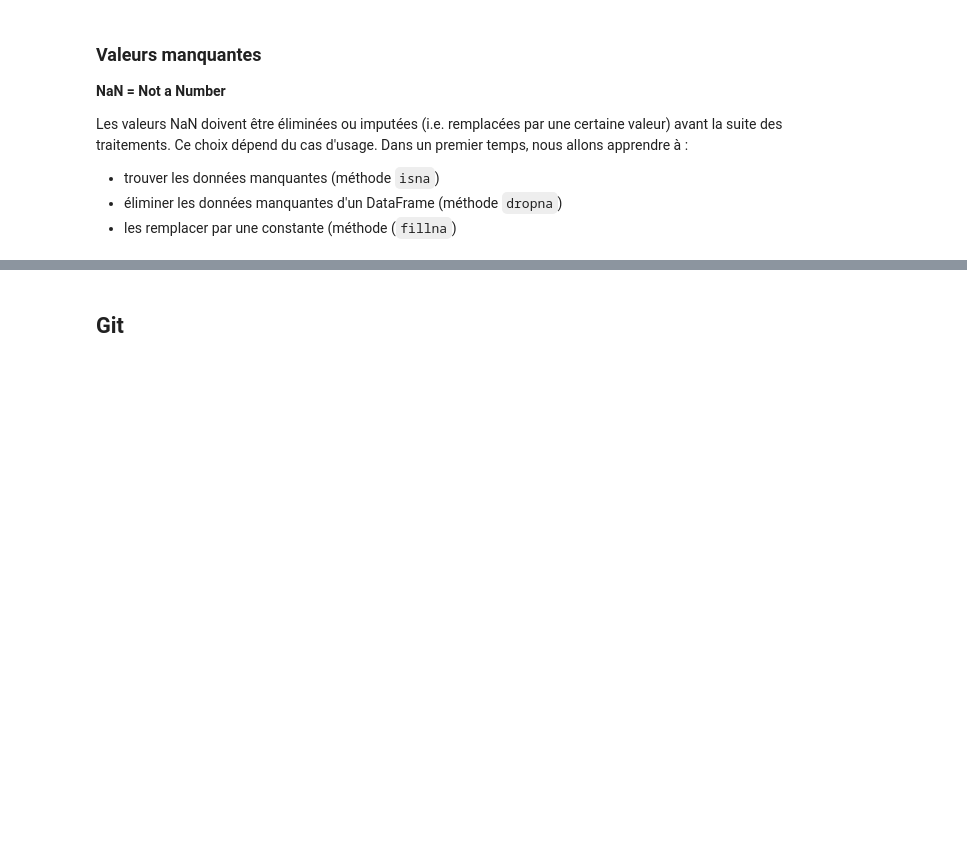
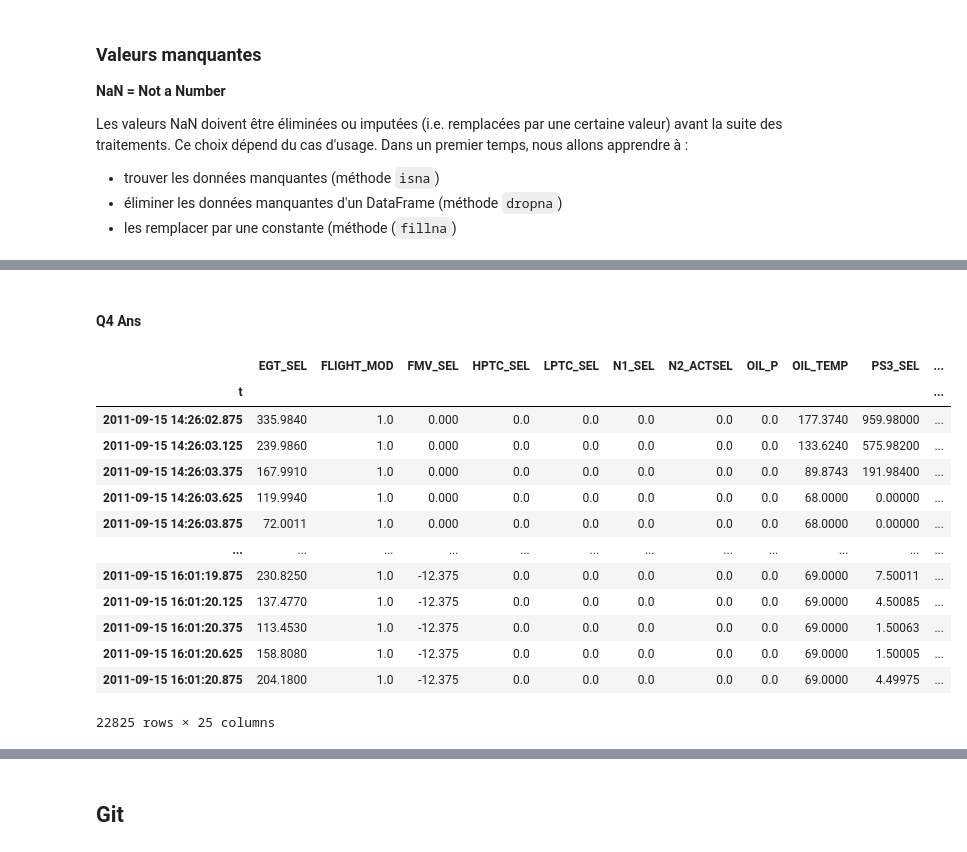
Before and after one commit to fredsonaguiar/TDs-statistiques-descriptives, a Jupyter notebook: TD1 - Fredson SILVA DE SOUZA AGUIAR/TD1.ipynb, the cells around one changed output, grey strips where cells are left out. Drawn from its saved outputs; the diff is of its cells as text; code cells hidden in the pictures; blank space fills up the shorter version.

```diff
--- a/TD1.ipynb
+++ b/TD1 - Fredson SILVA DE SOUZA AGUIAR/TD1.ipynb
@@ -875,3 +944,22 @@ Q4 Ans:
+# %% [markdown]
+#### Q4 Ans
+# %%
+df2.dropna(axis=0, how="any")
+# %% [output]
+|  | EGT_SEL | FLIGHT_MOD | FMV_SEL | HPTC_SEL | LPTC_SEL | N1_SEL | N2_ACTSEL | OIL_P | OIL_TEMP | PS3_SEL | ... |
+| t |  |  |  |  |  |  |  |  |  |  | ... |
+| 2011-09-15 14:26:02.875 | 335.9840 | 1.0 | 0.000 | 0.0 | 0.0 | 0.0 | 0.0 | 0.0 | 177.3740 | 959.98000 | ... |
+| 2011-09-15 14:26:03.125 | 239.9860 | 1.0 | 0.000 | 0.0 | 0.0 | 0.0 | 0.0 | 0.0 | 133.6240 | 575.98200 | ... |
+| 2011-09-15 14:26:03.375 | 167.9910 | 1.0 | 0.000 | 0.0 | 0.0 | 0.0 | 0.0 | 0.0 | 89.8743 | 191.98400 | ... |
+| 2011-09-15 14:26:03.625 | 119.9940 | 1.0 | 0.000 | 0.0 | 0.0 | 0.0 | 0.0 | 0.0 | 68.0000 | 0.00000 | ... |
+| 2011-09-15 14:26:03.875 | 72.0011 | 1.0 | 0.000 | 0.0 | 0.0 | 0.0 | 0.0 | 0.0 | 68.0000 | 0.00000 | ... |
+| ... | ... | ... | ... | ... | ... | ... | ... | ... | ... | ... | ... |
+| 2011-09-15 16:01:19.875 | 230.8250 | 1.0 | -12.375 | 0.0 | 0.0 | 0.0 | 0.0 | 0.0 | 69.0000 | 7.50011 | ... |
+| 2011-09-15 16:01:20.125 | 137.4770 | 1.0 | -12.375 | 0.0 | 0.0 | 0.0 | 0.0 | 0.0 | 69.0000 | 4.50085 | ... |
+| 2011-09-15 16:01:20.375 | 113.4530 | 1.0 | -12.375 | 0.0 | 0.0 | 0.0 | 0.0 | 0.0 | 69.0000 | 1.50063 | ... |
+| 2011-09-15 16:01:20.625 | 158.8080 | 1.0 | -12.375 | 0.0 | 0.0 | 0.0 | 0.0 | 0.0 | 69.0000 | 1.50005 | ... |
+| 2011-09-15 16:01:20.875 | 204.1800 | 1.0 | -12.375 | 0.0 | 0.0 | 0.0 | 0.0 | 0.0 | 69.0000 | 4.49975 | ... |
+22825 rows × 25 columns
 # %%
 """
 EXERCICE - La méthode fillna
```
Also changed, not shown: parts of 38 cells of this notebook, 13 other files.
